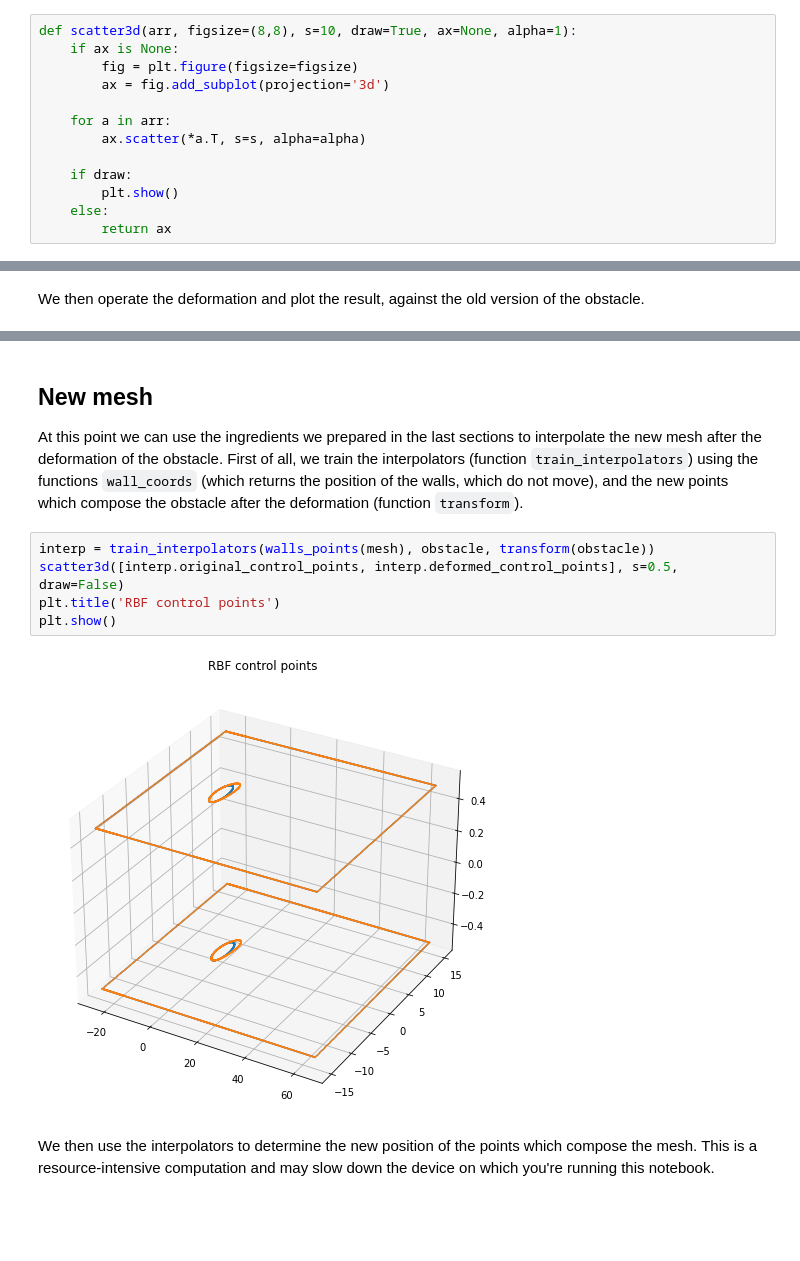
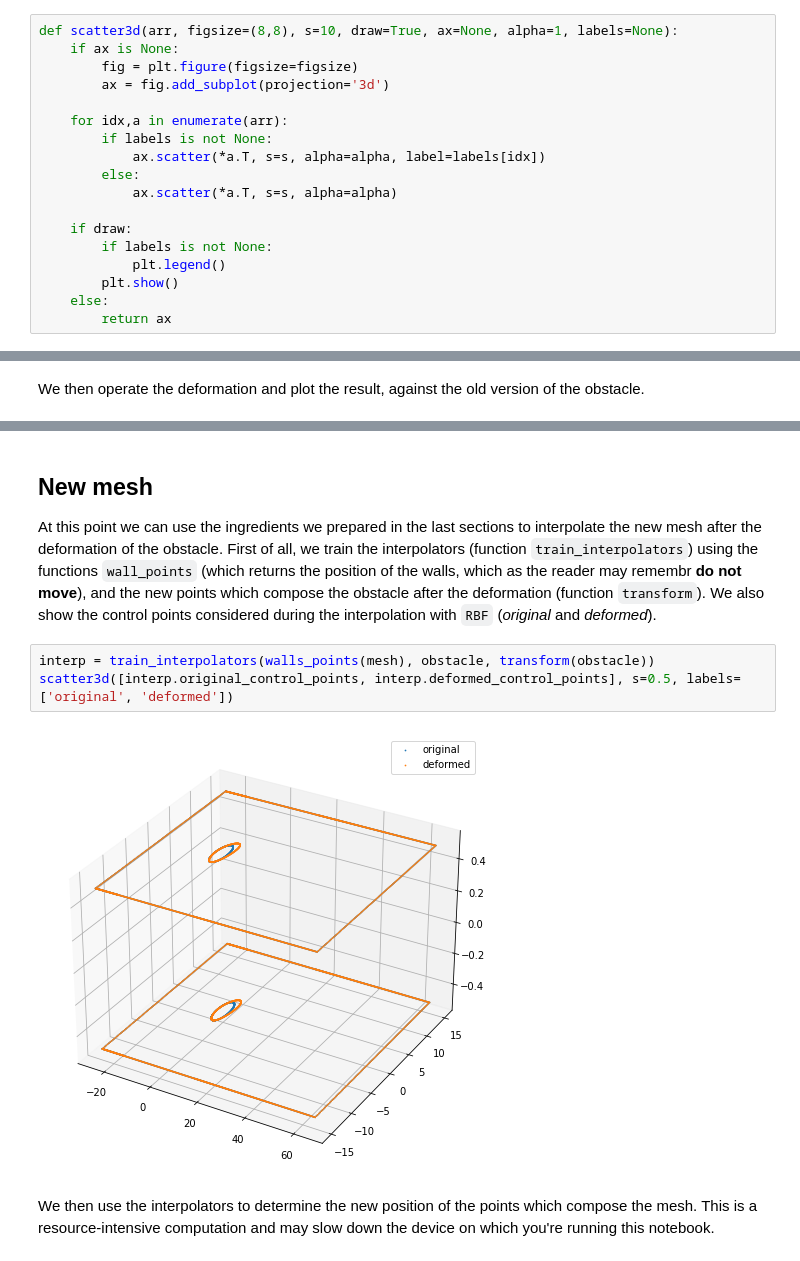
Before and after one commit to fAndreuzzi/mismesh, a Jupyter notebook: Tutorial.ipynb, the cells around one changed output, grey strips where cells are left out. Drawn from its saved outputs; the diff is of its cells as text; blank space fills up the shorter version.

```diff
--- a/Tutorial.ipynb
+++ b/Tutorial.ipynb
@@ -29,13 +28,18 @@ Then we define the auxiliary function `scatter3d` which we're going to use often
 # %%
-def scatter3d(arr, figsize=(8,8), s=10, draw=True, ax=None, alpha=1):
+def scatter3d(arr, figsize=(8,8), s=10, draw=True, ax=None, alpha=1, labels=None):
     if ax is None:
         fig = plt.figure(figsize=figsize)
         ax = fig.add_subplot(projection='3d')
 
-    for a in arr:
-        ax.scatter(*a.T, s=s, alpha=alpha)
+    for idx,a in enumerate(arr):
+        if labels is not None:
+            ax.scatter(*a.T, s=s, alpha=alpha, label=labels[idx])
+        else:
+            ax.scatter(*a.T, s=s, alpha=alpha)
 
     if draw:
+        if labels is not None:
+            plt.legend()
         plt.show()
     else:
         return ax
@@ -122,13 +121,11 @@ scatter3d([transform(obstacle), obstacle], s=3)
 # %% [markdown]
 ## New mesh
-At this point we can use the ingredients we prepared in the last sections to interpolate the new mesh after the deformation of the obstacle. First of all, we train the interpolators (function `train_interpolators`) using the functions `wall_coords` (which returns the position of the walls, which do not move), and the new points which compose the obstacle after the deformation (function `transform`).
+At this point we can use the ingredients we prepared in the last sections to interpolate the new mesh after the deformation of the obstacle. First of all, we train the interpolators (function `train_interpolators`) using the functions `wall_points` (which returns the position of the walls, which as the reader may remembr **do not move**), and the new points which compose the obstacle after the deformation (function `transform`). We also show the control points considered during the interpolation with `RBF` (*original* and *deformed*).
 # %%
 interp = train_interpolators(walls_points(mesh), obstacle, transform(obstacle))
-scatter3d([interp.original_control_points, interp.deformed_control_points], s=0.5, draw=False)
-plt.title('RBF control points')
-plt.show()
+scatter3d([interp.original_control_points, interp.deformed_control_points], s=0.5, labels=['original', 'deformed'])
 # %% [output]
-[figure, old version]
+[figure, new version]
 # %% [markdown]
 We then use the interpolators to determine the new position of the points which compose the mesh. This is a resource-intensive computation and may slow down the device on which you're running this notebook.
 # %%
```
Also changed, not shown: parts of 20 cells of this notebook.
